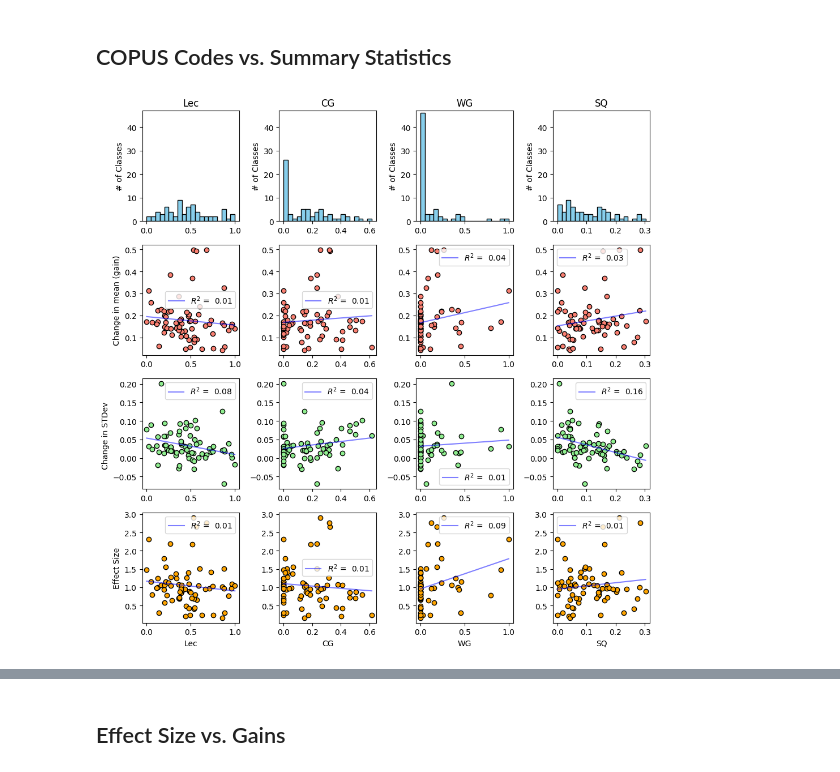
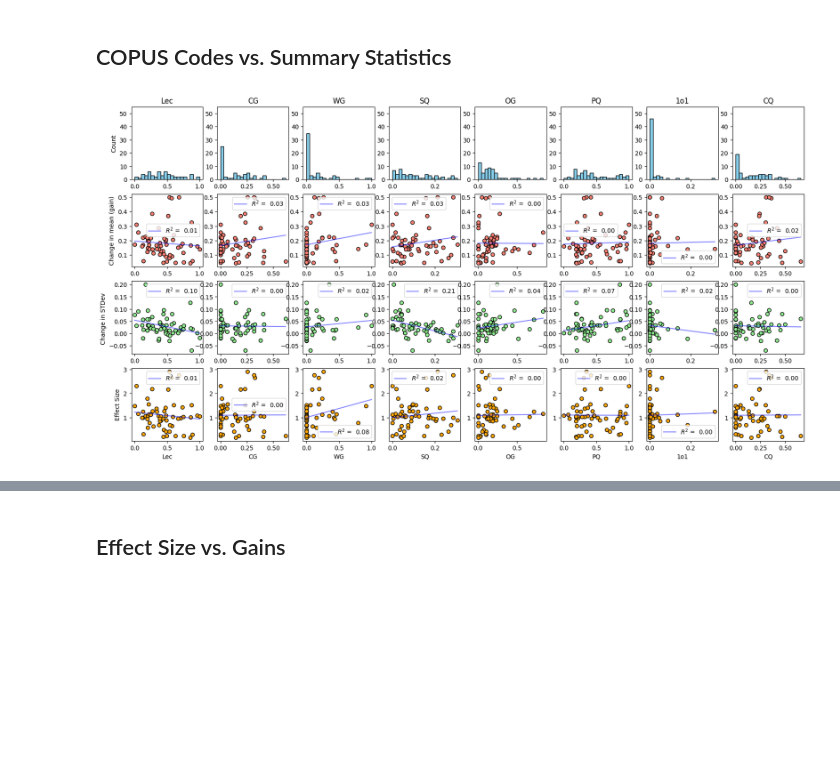
Before and after one commit to oross314/Modeling-Active-Learning-Classrooms, a Jupyter notebook: data_exploration_plots.ipynb, the cells around one changed output, grey strips where cells are left out. Drawn from its saved outputs; the diff is of its cells as text; code cells hidden in the pictures; blank space fills up the shorter version.

Commit message:
COPUS narrowing, new data vis, added OG

```diff
--- a/data_exploration_plots.ipynb
+++ b/data_exploration_plots.ipynb
@@ -5,10 +5,15 @@ import pandas as pd
 # %%
 #load in data
 published_data = pd.read_csv('Published Data/combined_COPUS_CI_data.csv')
-measured_data = pd.read_csv('Measured Data/measured_data.csv')
-data = pd.concat([published_data, measured_data], ignore_index=True)
-labels = [ 'Lec', 'CG',  'WG', 'SQ', 'OG', 'PQ', '1o1', 'CQ',]
+
+################just published for now
+#measured_data = pd.read_csv('Measured Data/measured_data.csv')
+#data = pd.concat([published_data, measured_data], ignore_index=True)
+##################
+data = published_data
+labels = [ 'CG',  'WG', 'SQ', 'OG', 'PQ', '1o1', 'CQ', 'Lec', ]
 WGs, CGs, CQs, SQs, Lecs, PQs = data['WG'].values, data['CG'].values, data['CQ'].values, data['SQ'].values, data['Lec'].values, data['PQ'].values
+OGs = data['OG'].values
 COPUS_data = data[labels].values
 published_COPUS_data = published_data[labels].values
 effect_sizes = data['Effect Size'].values
@@ -29,0 +59,19 @@ Fields = data['Field'].values
+# %%
+n_features = 8
+corr = np.corrcoef(published_COPUS_data[:, :n_features].T)
+
+
+corr[corr == 1] = 0
+#label each pixel with the numeric value
+for i in range(n_features):
+    for j in range(n_features):
+        if j < i:
+            plt.text(j, i, f'{corr[i, j]:.2f}', ha='center', va='center', color='black')
+        else: corr[i,j] = 0
+plt.imshow(corr, vmin = -1, vmax=1, cmap='coolwarm')
+plt.colorbar()
+plt.xticks(np.arange(n_features), labels[:n_features], rotation=45, ha='right')
+plt.yticks(np.arange(n_features), labels[:n_features])
+plt.title('Correlation Matrix of COPUS Variables')
+plt.tight_layout()
+plt.show()
@@ -51,46 +101,46 @@ plt.show()
 # %% [markdown]
 ## COPUS Codes vs. Summary Statistics
 # %%
-retained_labels = ['Lec', 'CG', 'WG', 'SQ', ]
-
+#retained_labels = ['Lec', 'CG', 'WG', 'SQ', ]
+retained_labels = ['Lec', 'CG', 'WG', 'SQ', 'OG', 'PQ', '1o1', 'CQ']
 
 n_features = len(retained_labels)
 COPUS_data = data[retained_labels].values
-fig, ax = plt.subplots(4, n_features, figsize=(10, 10))
+fig, ax = plt.subplots(4, n_features, figsize=(20, 10))
 for i in range(n_features):
     x0 = np.linspace(min(COPUS_data[:, i]), max(COPUS_data[:, i]), 100)
 
     ax[0, i].set_title(retained_labels[i])
     ax[0, i].hist(COPUS_data[:, i], bins=20, color='skyblue', edgecolor='black')
-    ax[0, i].set_ylabel('# of Classes')
-    ax[0,i].set_ylim(0, 47)
+
+    ax[0,i].set_ylim(0, 55)
 
     ax[1, i].scatter(COPUS_data[:, i], gains, color='salmon', edgecolor='black')
     m, b = np.polyfit(COPUS_data[:, i], gains, 1)
     corr = np.corrcoef(COPUS_data[:, i], gains)[0, 1]**2
     ax[1, i].plot(x0, m*x0 + b, color='blue', label = f'$R^2$ =  {corr:.2f}', alpha = .5  )
     ax[1, i].legend()
 
     ax[2, i].scatter(COPUS_data[:, i], std_diffs, color='lightgreen', edgecolor='black')
     m, b = np.polyfit(COPUS_data[:, i], std_diffs, 1)
     corr = np.corrcoef(COPUS_data[:, i], std_diffs)[0, 1]**2
     ax[2, i].plot(x0, m*x0 + b, color='blue', label = f'$R^2$ =  {corr:.2f}', alpha = .5  )
     ax[2, i].legend()
 
 
     ax[3, i].scatter(COPUS_data[:, i], effect_sizes, color='orange', edgecolor='black')
     ax[3, i].set_xlabel(retained_labels[i])
     m, b = np.polyfit(COPUS_data[:, i], effect_sizes, 1)
     corr = np.corrcoef(COPUS_data[:, i], effect_sizes)[0, 1]**2
     ax[3, i].plot(x0, m*x0 + b, color='blue', label = f'$R^2$ =  {corr:.2f}', alpha = .5  )
     ax[3, i].legend()
-
+ax[0, 0].set_ylabel('Count')
 ax[1, 0].set_ylabel('Change in mean (gain)')
 ax[2, 0].set_ylabel('Change in STDev ')
 ax[3, 0].set_ylabel('Effect Size')
 #fig.suptitle('COPUS Variables vs. Outcomes')
-fig.tight_layout()
+#fig.tight_layout()
 plt.savefig('Figs/COPUS_dists.png', dpi=300)
 plt.show()
 # %% [output]
-[figure, old version]
+[figure, new version]
```
Also changed, not shown: parts of 4 cells of this notebook, 5 other files.
